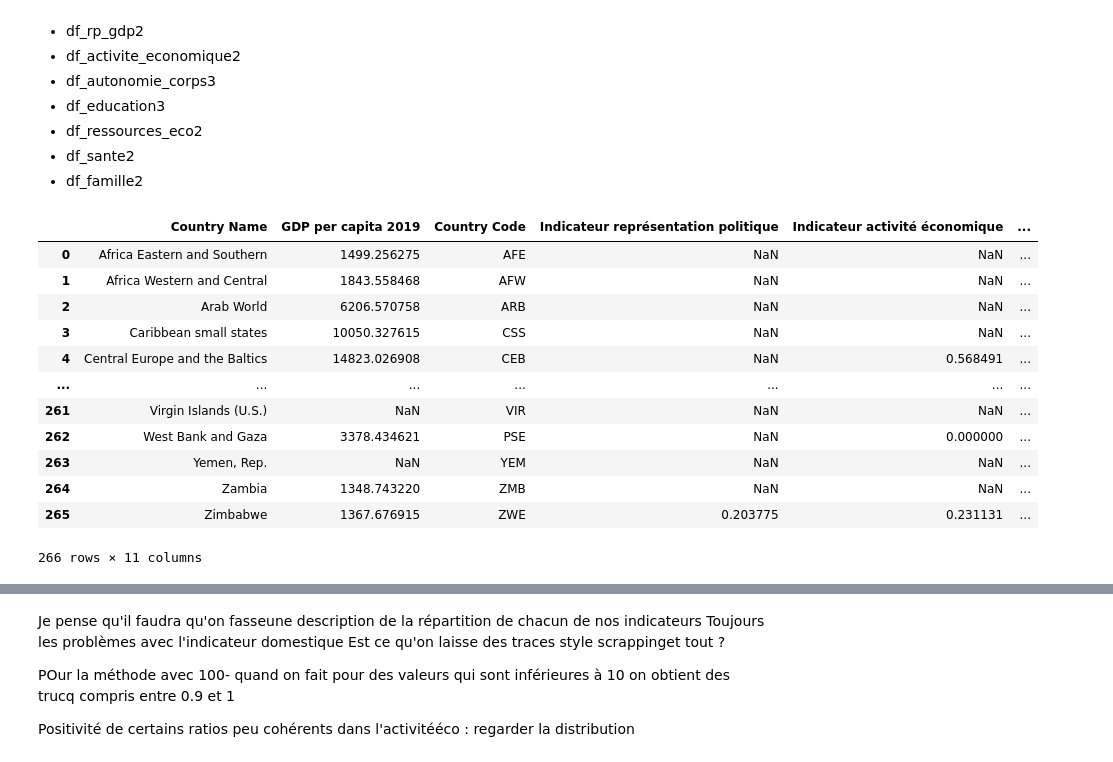
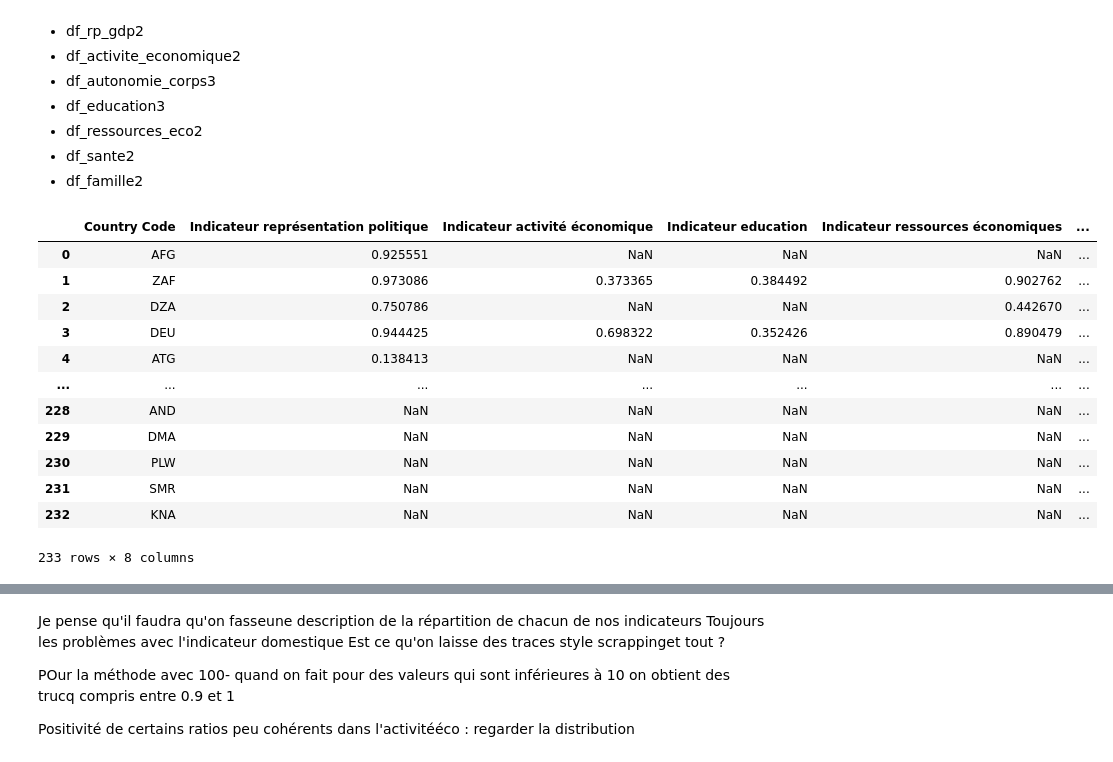
Before and after one commit to cmllbll/Gender-Inequalities-and-Development, a Jupyter notebook: Projet Python.ipynb, the cells around one changed output, grey strips where cells are left out. Drawn from its saved outputs; the diff is of its cells as text; code cells hidden in the pictures.

Commit message:
Update Projet Python.ipynb
Régression sur tous les indicateurs

```diff
--- a/Projet Python.ipynb
+++ b/Projet Python.ipynb
@@ -703,0 +688,3 @@ df_ressources_eco2
+# %%
+df_ressources_eco2 = df_ressources_eco2.drop(df_ressources_eco2 .columns[1], axis = 1)
+df_ressources_eco2
@@ -1362,6 +1363,6 @@ df_activite_economique
 # %% [markdown]
 ## Construction de l'indicateur activité économique
 # %%
-df_activite_economique2=df_activite_economique.merge(df_pib, on='Country Name', how='outer')
+df_activite_economique2=df_activite_economique.merge(df_pib, on='Country Code', how='outer')
 df_activite_economique2
 # %% [output]
@@ -1381,8 +1382,6 @@ df_activite_economique2
 # %%
 df_activite_economique2.dropna(inplace=True)
 # %%
-df_activite_economique2["Ratio women on men part time"]= df_activite_economique2["Women part time"]/df_activite_economique2["Men part time"]
-df_activite_economique2["Ratio women on men unemployment"]= df_activite_economique2["Unemployment, female"]/df_activite_economique2["Unemployment, male"]
 df_activite_economique2["Ratio women on men vulnerable job"]= df_activite_economique2["Vulnerable job, female"]/df_activite_economique2["Vulnerable job, male"]
 # %%
 df_activite_economique2
@@ -1619,25 +1618,24 @@ Liste des indicateurs :
 - df_famille2
 # %%
 #On fusionne dans un même data frame tous les indicateurs
-df_indicateurs=df_pib.merge(df_rp_gdp2, on='Country Code', how='outer')
-df_indicateurs=df_indicateurs.merge(df_activite_economique2, on='Country Code', how='outer')
+df_indicateurs=df_rp_gdp2.merge(df_activite_economique2, on='Country Code', how='outer')
 df_indicateurs=df_indicateurs.merge(df_education3, on='Country Code', how='outer')
 df_indicateurs=df_indicateurs.merge(df_ressources_eco2, on='Country Code', how='outer')
 df_indicateurs=df_indicateurs.merge(df_sante2, on='Country Code', how='outer')
 df_indicateurs=df_indicateurs.merge(df_famille2, on='Country Code', how='outer')
 df_indicateurs=df_indicateurs.merge(df_autonomie_corps3, on='Country Code', how='outer')
 df_indicateurs
 # %% [output]
-|  | Country Name | GDP per capita 2019 | Country Code | Indicateur représentation politique | Indicateur activité économique | ... |
-| 0 | Africa Eastern and Southern | 1499.256275 | AFE | NaN | NaN | ... |
-| 1 | Africa Western and Central | 1843.558468 | AFW | NaN | NaN | ... |
-| 2 | Arab World | 6206.570758 | ARB | NaN | NaN | ... |
-| 3 | Caribbean small states | 10050.327615 | CSS | NaN | NaN | ... |
-| 4 | Central Europe and the Baltics | 14823.026908 | CEB | NaN | 0.568491 | ... |
+|  | Country Code | Indicateur représentation politique | Indicateur activité économique | Indicateur education | Indicateur ressources économiques | ... |
+| 0 | AFG | 0.925551 | NaN | NaN | NaN | ... |
+| 1 | ZAF | 0.973086 | 0.373365 | 0.384492 | 0.902762 | ... |
+| 2 | DZA | 0.750786 | NaN | NaN | 0.442670 | ... |
+| 3 | DEU | 0.944425 | 0.698322 | 0.352426 | 0.890479 | ... |
+| 4 | ATG | 0.138413 | NaN | NaN | NaN | ... |
 | ... | ... | ... | ... | ... | ... | ... |
-| 261 | Virgin Islands (U.S.) | NaN | VIR | NaN | NaN | ... |
-| 262 | West Bank and Gaza | 3378.434621 | PSE | NaN | 0.000000 | ... |
-| 263 | Yemen, Rep. | NaN | YEM | NaN | NaN | ... |
-| 264 | Zambia | 1348.743220 | ZMB | NaN | NaN | ... |
-| 265 | Zimbabwe | 1367.676915 | ZWE | 0.203775 | 0.231131 | ... |
+| 228 | AND | NaN | NaN | NaN | NaN | ... |
+| 229 | DMA | NaN | NaN | NaN | NaN | ... |
+| 230 | PLW | NaN | NaN | NaN | NaN | ... |
+| 231 | SMR | NaN | NaN | NaN | NaN | ... |
+| 232 | KNA | NaN | NaN | NaN | NaN | ... |
-266 rows × 11 columns
+233 rows × 8 columns
```
Also changed, not shown: parts of 33 cells of this notebook.
